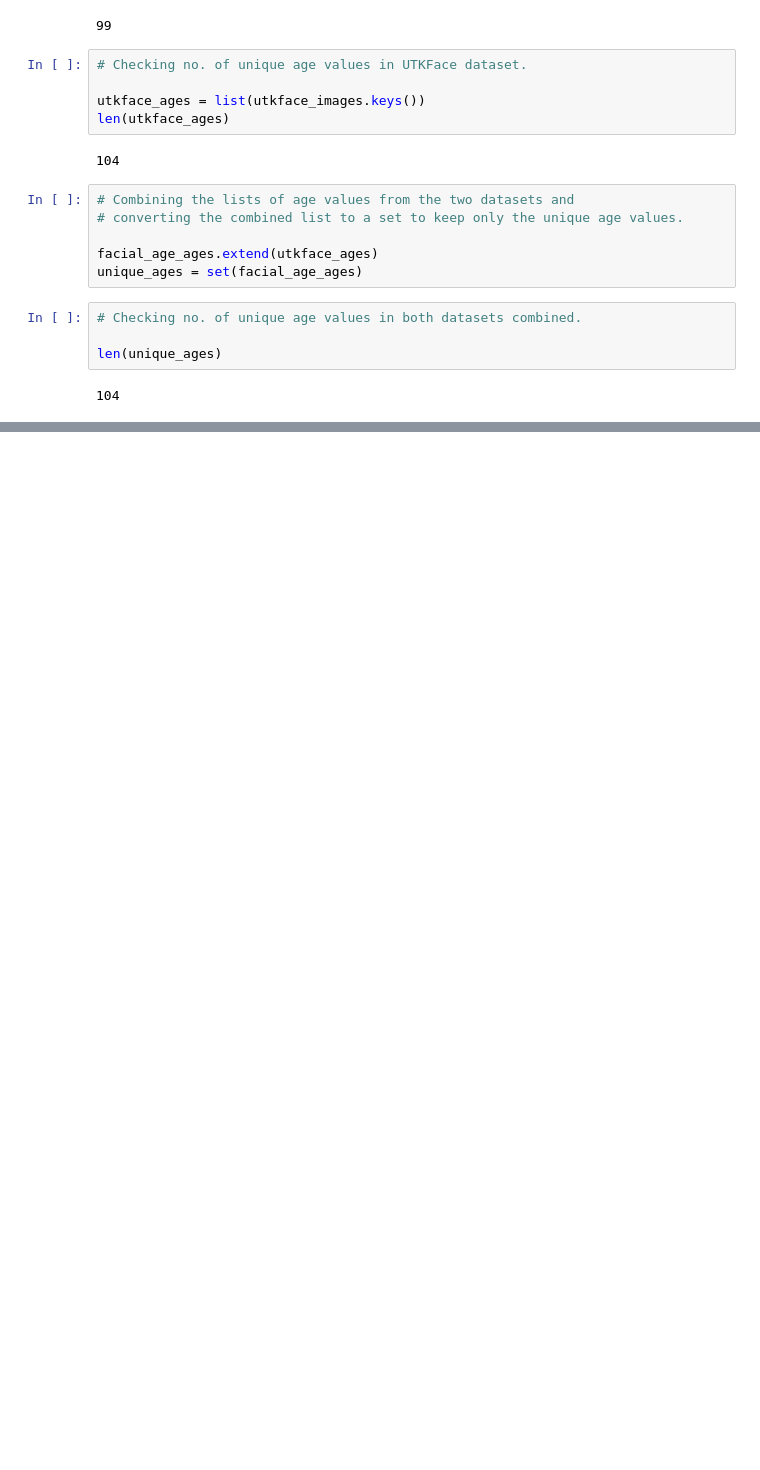
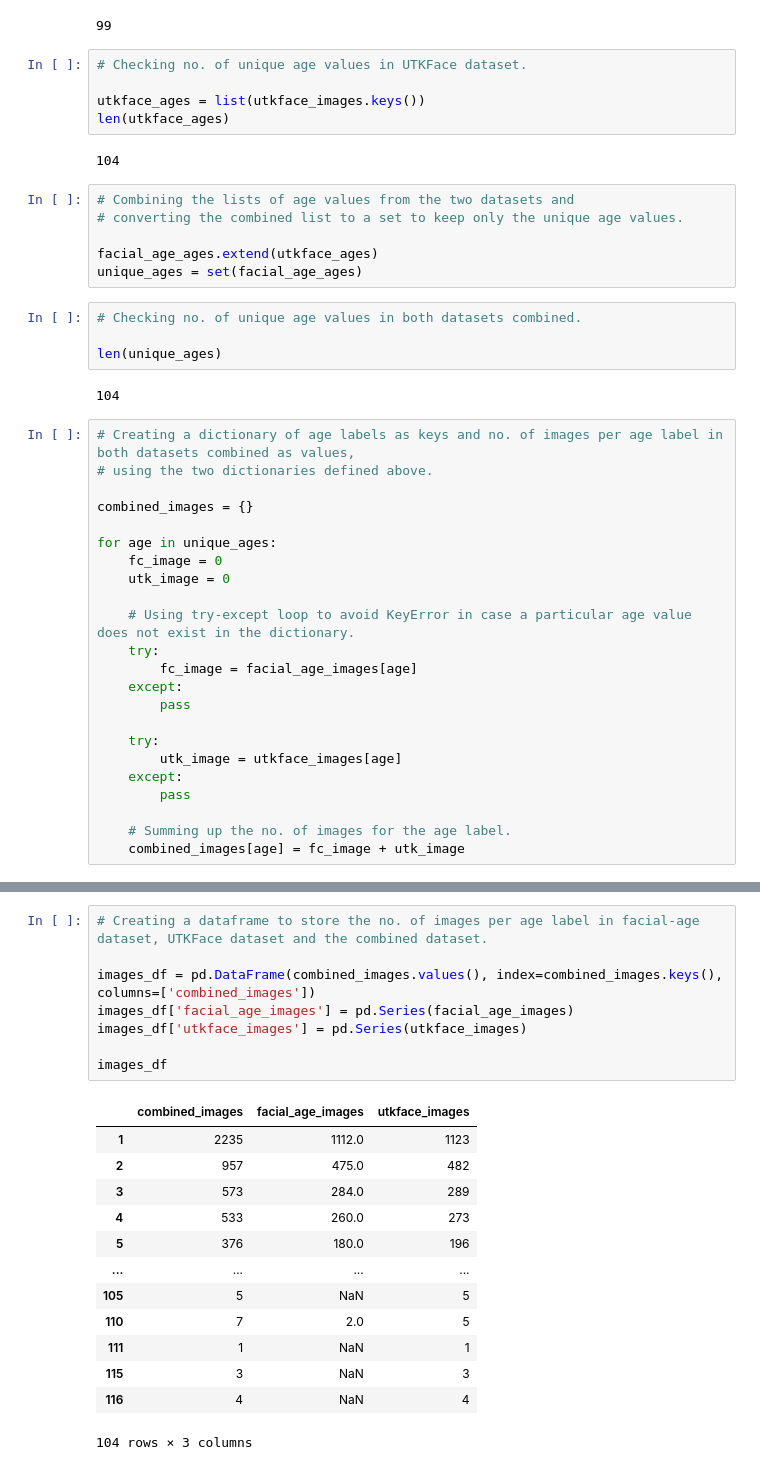
Before and after one commit to tiffanytang3344/Age_Detection_Using_Facial_Image_with_CNN, a Jupyter notebook: EDA_age_data.ipynb, the cells around one changed output, grey strips where cells are left out. Cells and saved outputs as stored; diff of their text form; blank space fills up the shorter version.

```diff
--- a/EDA_age_data.ipynb
+++ b/EDA_age_data.ipynb
@@ -186,3 +186,26 @@ unique_ages = set(facial_age_ages)
 len(unique_ages)
 # %% [output]
 104
+# %%
+# Creating a dictionary of age labels as keys and no. of images per age label in both datasets combined as values,
+# using the two dictionaries defined above.
+
+combined_images = {}
+
+for age in unique_ages:
+    fc_image = 0
+    utk_image = 0
+
+    # Using try-except loop to avoid KeyError in case a particular age value does not exist in the dictionary.
+    try:
+        fc_image = facial_age_images[age]
+    except:
+        pass
+
+    try:
+        utk_image = utkface_images[age]
+    except:
+        pass
+
+    # Summing up the no. of images for the age label.
+    combined_images[age] = fc_image + utk_image
@@ -188,0 +224,22 @@ len(unique_ages)
+# %%
+# Creating a dataframe to store the no. of images per age label in facial-age dataset, UTKFace dataset and the combined dataset.
+
+images_df = pd.DataFrame(combined_images.values(), index=combined_images.keys(), columns=['combined_images'])
+images_df['facial_age_images'] = pd.Series(facial_age_images)
+images_df['utkface_images'] = pd.Series(utkface_images)
+
+images_df
+# %% [output]
+|  | combined_images | facial_age_images | utkface_images |
+| 1 | 2235 | 1112.0 | 1123 |
+| 2 | 957 | 475.0 | 482 |
+| 3 | 573 | 284.0 | 289 |
+| 4 | 533 | 260.0 | 273 |
+| 5 | 376 | 180.0 | 196 |
+| ... | ... | ... | ... |
+| 105 | 5 | NaN | 5 |
+| 110 | 7 | 2.0 | 5 |
+| 111 | 1 | NaN | 1 |
+| 115 | 3 | NaN | 3 |
+| 116 | 4 | NaN | 4 |
+104 rows × 3 columns
```
Also changed, not shown: parts of 7 cells of this notebook.
